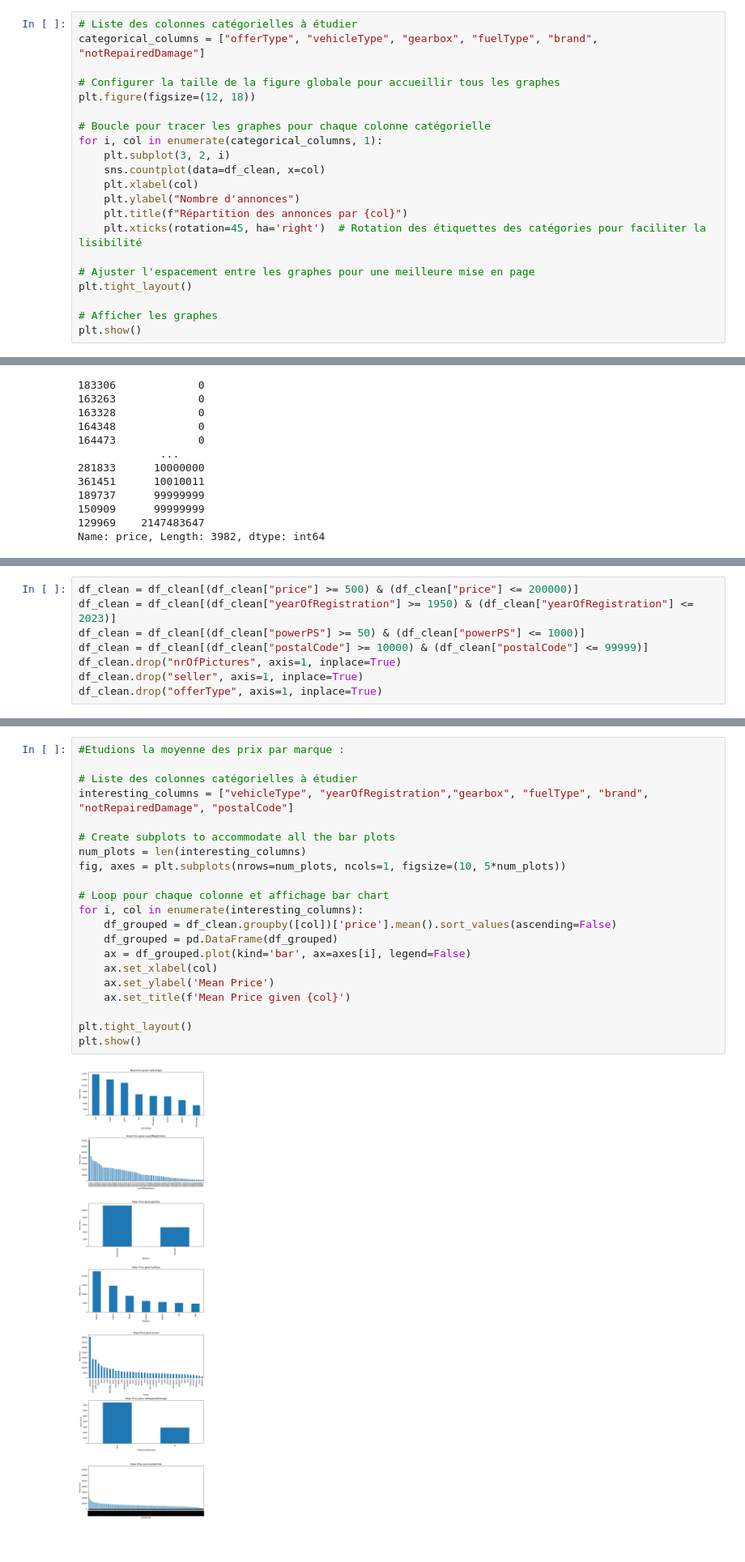
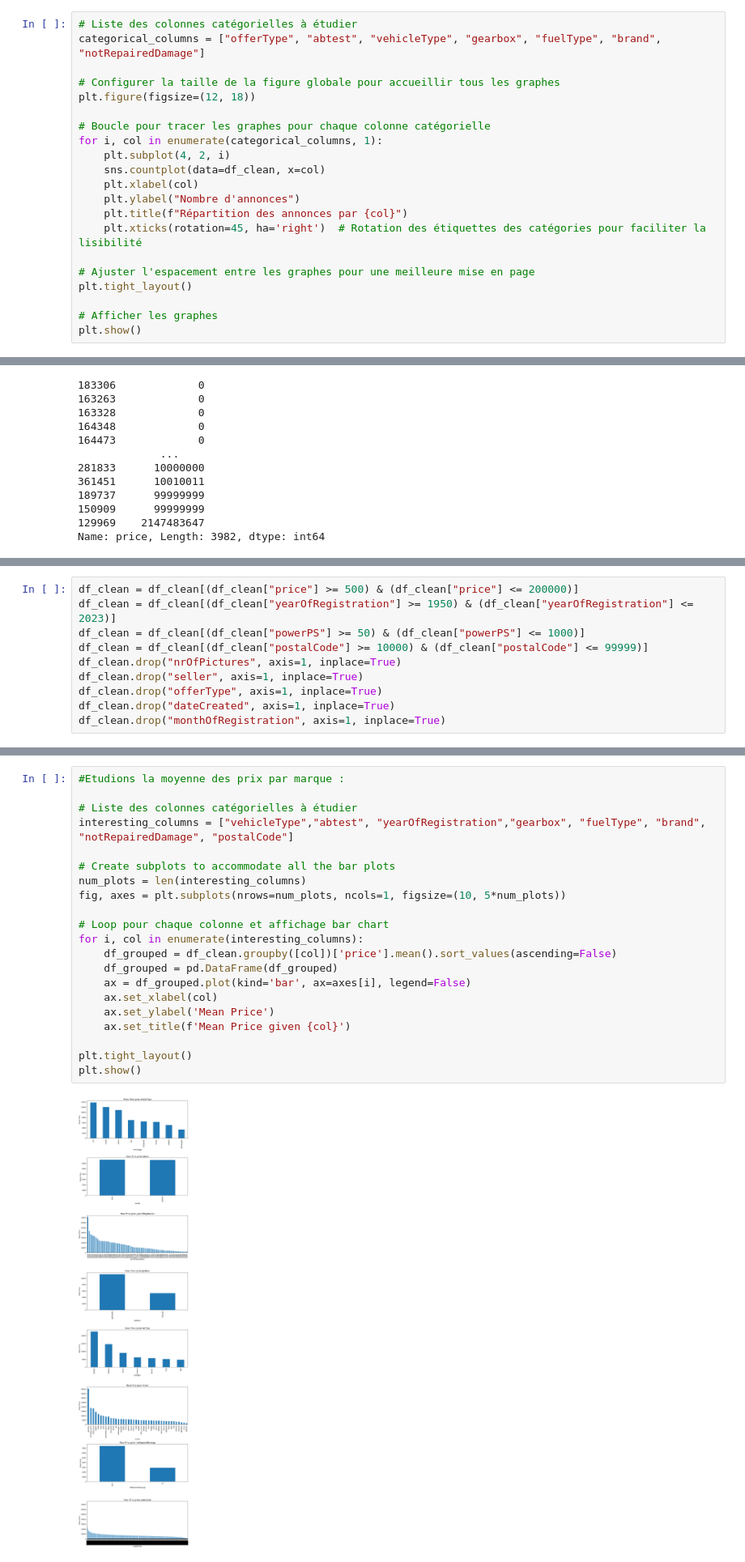
Before and after one commit to BaptisteLeroux/Deloitte, a Jupyter notebook: main.ipynb, the cells around one changed output, grey strips where cells are left out. Shown at 81% size. Cells and saved outputs as stored; diff of their text form.

```diff
--- a/main.ipynb
+++ b/main.ipynb
@@ -280,14 +320,14 @@ df_clean[df_clean["seller"] == "gewerblich"]
 #Je pense que l'on pourrait enlever cette feature qui n'est pas du tout représentative de notre dataset
 # %%
 # Liste des colonnes catégorielles à étudier
-categorical_columns = ["offerType", "vehicleType", "gearbox", "fuelType", "brand", "notRepairedDamage"]
+categorical_columns = ["offerType", "abtest", "vehicleType", "gearbox", "fuelType", "brand", "notRepairedDamage"]
 
 # Configurer la taille de la figure globale pour accueillir tous les graphes
 plt.figure(figsize=(12, 18))
 
 # Boucle pour tracer les graphes pour chaque colonne catégorielle
 for i, col in enumerate(categorical_columns, 1):
-    plt.subplot(3, 2, i)
+    plt.subplot(4, 2, i)
     sns.countplot(data=df_clean, x=col)
     plt.xlabel(col)
     plt.ylabel("Nombre d'annonces")
@@ -430,6 +471,8 @@ df_clean = df_clean[(df_clean["postalCode"] >= 10000) & (df_clean["postalCode"]
 df_clean.drop("nrOfPictures", axis=1, inplace=True)
 df_clean.drop("seller", axis=1, inplace=True)
 df_clean.drop("offerType", axis=1, inplace=True)
+df_clean.drop("dateCreated", axis=1, inplace=True)
+df_clean.drop("monthOfRegistration", axis=1, inplace=True)
 # %%
 df_clean.describe()
 # %% [output]
@@ -470,26 +512,26 @@ Index(['dateCrawled', 'name', 'price', 'abtest', 'vehicleType',
 # %%
 #Etudions la moyenne des prix par marque :
 
 # Liste des colonnes catégorielles à étudier
-interesting_columns = ["vehicleType", "yearOfRegistration","gearbox", "fuelType", "brand", "notRepairedDamage", "postalCode"]
+interesting_columns = ["vehicleType","abtest", "yearOfRegistration","gearbox", "fuelType", "brand", "notRepairedDamage", "postalCode"]
 
 # Create subplots to accommodate all the bar plots
 num_plots = len(interesting_columns)
 fig, axes = plt.subplots(nrows=num_plots, ncols=1, figsize=(10, 5*num_plots))
 
 # Loop pour chaque colonne et affichage bar chart
 for i, col in enumerate(interesting_columns):
     df_grouped = df_clean.groupby([col])['price'].mean().sort_values(ascending=False)
     df_grouped = pd.DataFrame(df_grouped)
     ax = df_grouped.plot(kind='bar', ax=axes[i], legend=False)
     ax.set_xlabel(col)
     ax.set_ylabel('Mean Price')
     ax.set_title(f'Mean Price given {col}')
 
 plt.tight_layout()
 plt.show()
 # %% [output]
-[figure, old version]
+[figure, new version]
 # %%
 """"
 On observe que :
```
Also changed, not shown: parts of 16 cells of this notebook.
